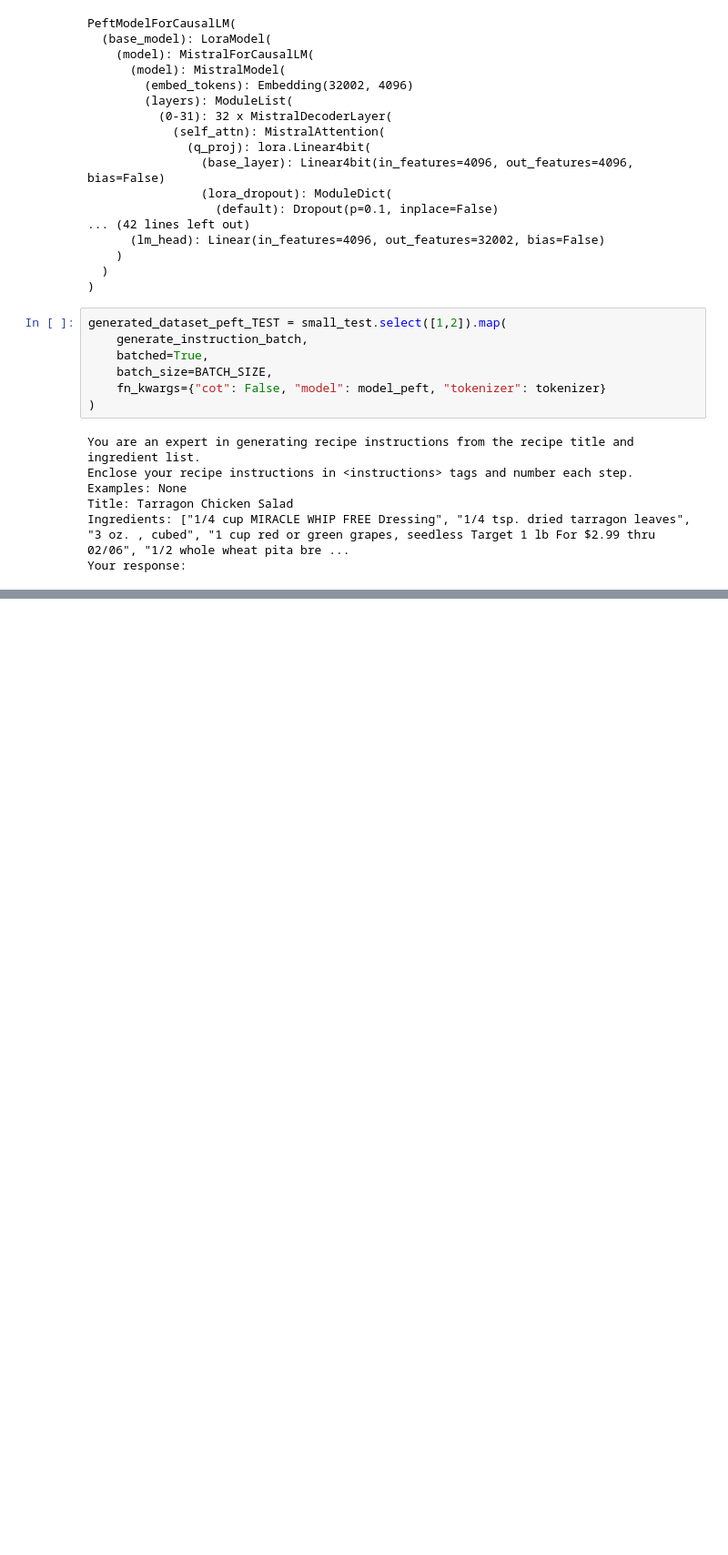
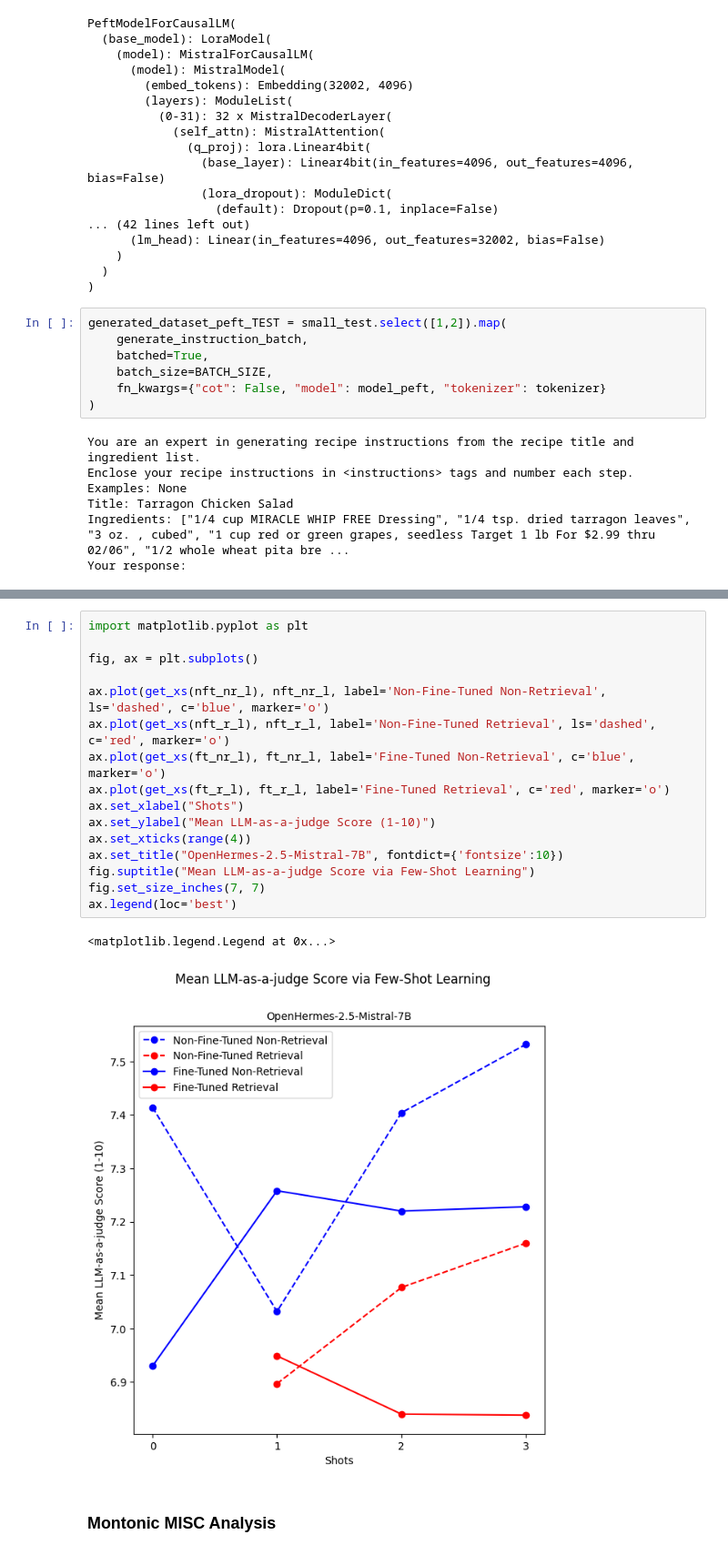
Before and after one commit to dcosta224/recipe-266-project, a Jupyter notebook: fine_tune.ipynb, the cells around one changed output, grey strips where cells are left out. Shown at 91% size. Saved outputs shown, nothing was run; the diff lists cells and outputs as text; blank space fills up the shorter version.

```diff
--- a/fine_tune.ipynb
+++ b/fine_tune.ipynb
@@ -361,0 +1063,21 @@ Your response: " top05 1.", lett of  using serve Ser " for SER for 6 to served w
+# %%
+import matplotlib.pyplot as plt
+
+fig, ax = plt.subplots()
+
+ax.plot(get_xs(nft_nr_l), nft_nr_l, label='Non-Fine-Tuned Non-Retrieval', ls='dashed', c='blue', marker='o')
+ax.plot(get_xs(nft_r_l), nft_r_l, label='Non-Fine-Tuned Retrieval', ls='dashed', c='red', marker='o')
+ax.plot(get_xs(ft_nr_l), ft_nr_l, label='Fine-Tuned Non-Retrieval', c='blue', marker='o')
+ax.plot(get_xs(ft_r_l), ft_r_l, label='Fine-Tuned Retrieval', c='red', marker='o')
+ax.set_xlabel("Shots")
+ax.set_ylabel("Mean LLM-as-a-judge Score (1-10)")
+ax.set_xticks(range(4))
+ax.set_title("OpenHermes-2.5-Mistral-7B", fontdict={'fontsize':10})
+fig.suptitle("Mean LLM-as-a-judge Score via Few-Shot Learning")
+fig.set_size_inches(7, 7)
+ax.legend(loc='best')
+# %% [output]
+<matplotlib.legend.Legend at 0x...>
+[figure, added]
+# %% [markdown]
+### Montonic MISC Analysis
```
Also changed, not shown: parts of 74 cells of this notebook, 2 other files.
